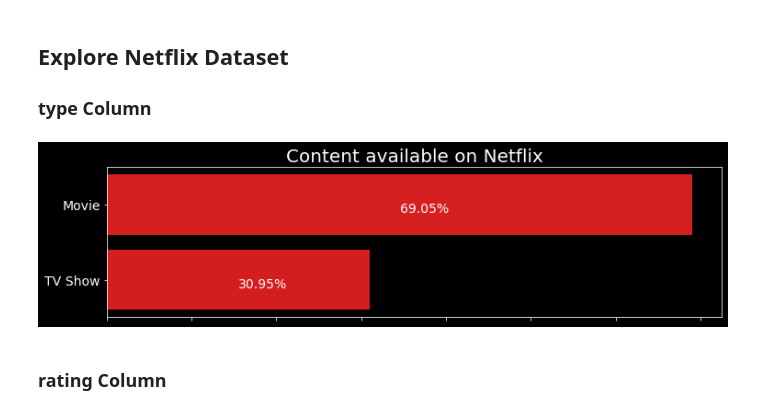
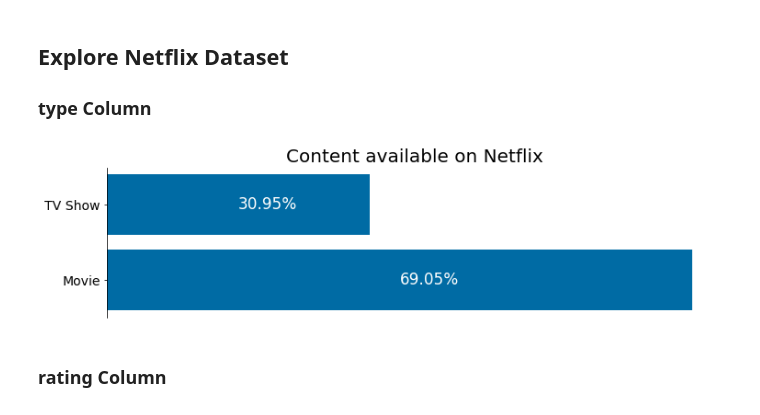
Before and after one commit to vivek-kotecha/netflix-recommender, a Jupyter notebook: workbooks/Netflix_Exploratory_Analysis.ipynb, the cells around one changed output. Drawn from its saved outputs; the diff is of its cells as text; code cells hidden in the pictures.

```diff
--- a/workbooks/Netflix_Exploratory_Analysis.ipynb
+++ b/workbooks/Netflix_Exploratory_Analysis.ipynb
@@ -38,13 +33,11 @@ from cycler import cycler
 ### Set default options
 # %%
 pd.options.display.max_colwidth = 100
-plt.style.use('dark_background')
-plt.rcParams["axes.prop_cycle"] = cycler('color', ["#f50000", "#f00000", "#e60000", "#e00000", "#db0000", "#d10000",
-                                                   "#cc0000", "#c70000", "#bd0000", "#b80000", "#b30000", "#a80000",
-                                                   "#a30000", "#9e0000", "#940000"])
 plt.rcParams["figure.figsize"] = [15, 5]
 plt.rcParams["axes.titlesize"] = 20
 plt.rcParams["axes.labelsize"] = 12
 plt.rcParams["font.size"] = 14
-plt.rcParams["font.weight"] = "ultralight"
+
+style.use('tableau-colorblind10')
+# plt.rcParams["font.weight"] = "ultralight"
 # %%
@@ -147,23 +156,33 @@ Since the rating column has only 7 values missing, let's identify these titles a
 
 ### type Column
 # %%
-fig,ax = plt.subplots(figsize = (12,3))
+# create figure
+fig, ax = plt.subplots(figsize = (12,3))
 
 # plot content type as percentage
-sns.barplot(y = netflix_raw_data["type"].value_counts(normalize = True).index,
-            x = netflix_raw_data["type"].value_counts(normalize = True).mul(100).values,
-            ax = ax)
+ax.barh(y = netflix_raw_data["type"].value_counts(normalize = True).index,
+       width = netflix_raw_data["type"].value_counts(normalize = True).mul(100).values)
 
+# set title for the plot
 ax.set_title("Content available on Netflix")
-ax.set_xticklabels("")
+
+# hide the x-axis ticks and labels
+ax.set_xticklabels(labels = "")
+ax.tick_params(bottom = False)
 
 # annotate each bar
 for p in ax.patches:
-    ax.annotate("{:.2f}%".format(p.get_width()), [p.get_width()/ 2, p.get_y() + 0.5])
+    ax.annotate(text = "{:.2f}%".format(p.get_width()),
+                xy = [p.get_width()/ 2, p.get_y() + 0.35],
+                color = "white", fontsize = "large")
 
+# despine the plot
+[ax.spines[spine].set_visible(False) for spine in ax.spines if spine != "left"]
+
+# show the plot
 plt.show()
 # %% [output]
-[figure, old version]
+[figure, new version]
 # %% [markdown]
 ### rating Column
 # %%
```
Also changed, not shown: parts of 46 cells of this notebook.
